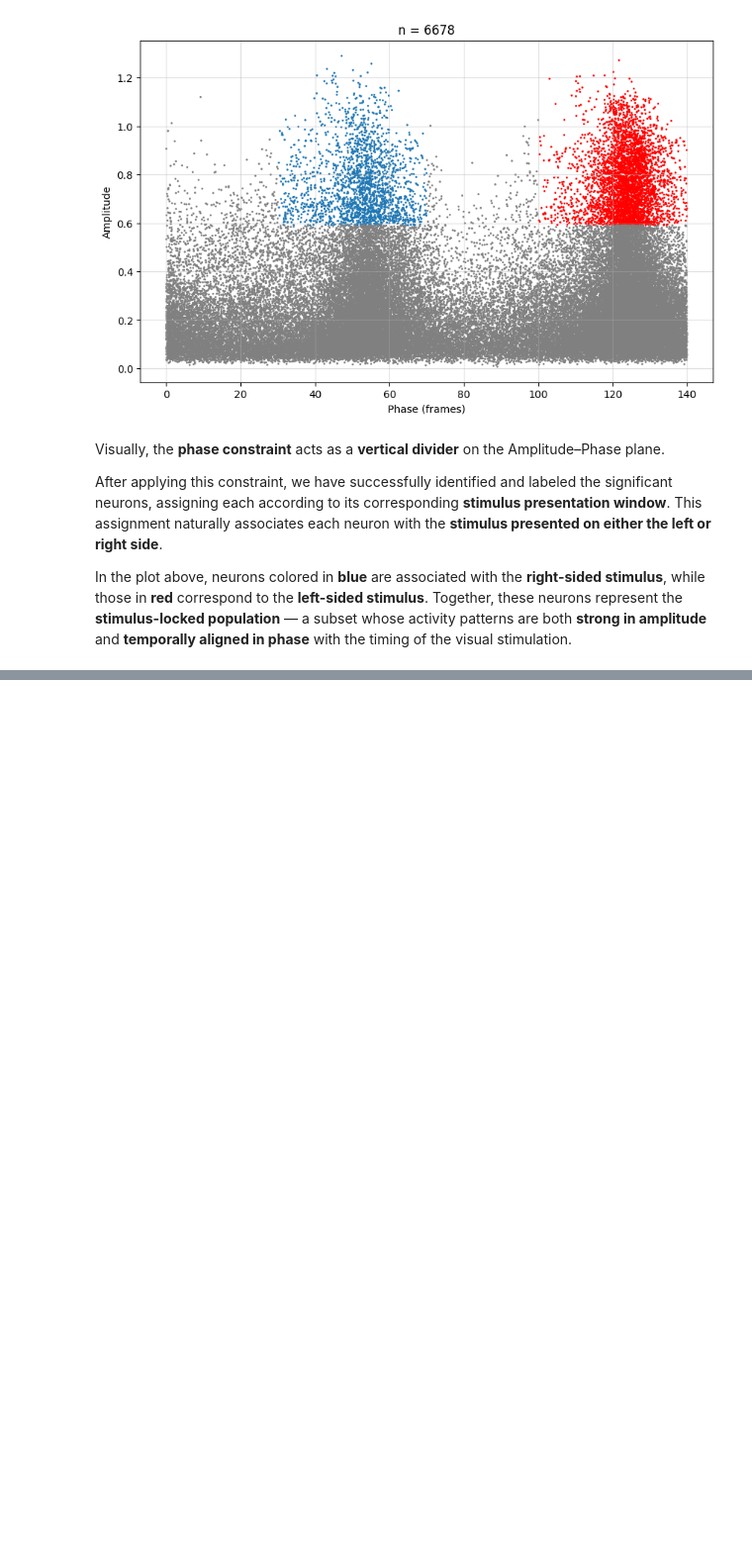
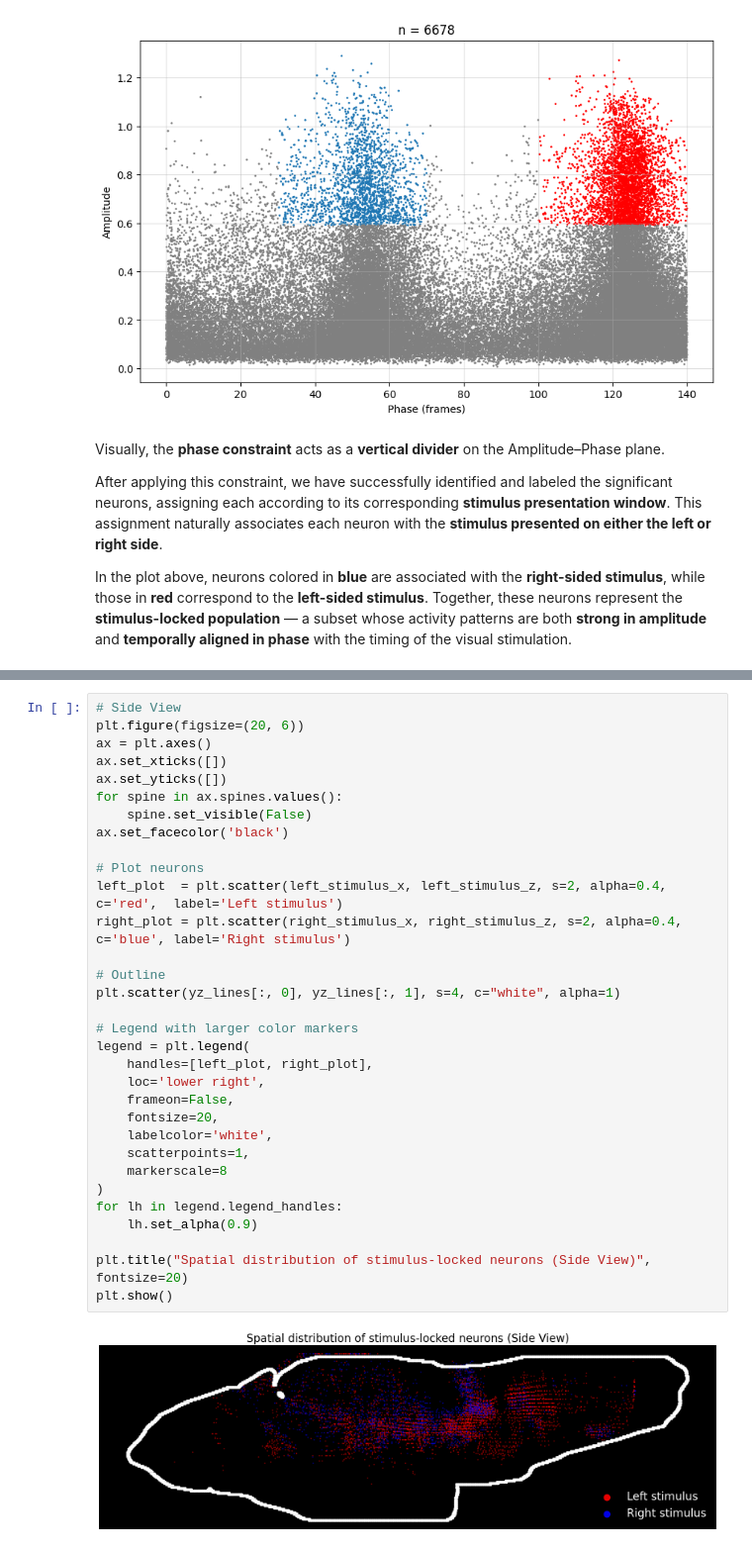
Before and after one commit to JingpinLiu/Fourier, a Jupyter notebook: notebooks/Fourier_Analysis_Demo.ipynb, the cells around one changed output, grey strips where cells are left out. Shown at 99% size. Cells and saved outputs as stored; diff of their text form; blank space fills up the shorter version.

```diff
--- a/notebooks/Fourier_Analysis_Demo.ipynb
+++ b/notebooks/Fourier_Analysis_Demo.ipynb
@@ -552,0 +630,34 @@ In the plot above, neurons colored in **blue** are associated with the **right-s
+# %%
+# Side View
+plt.figure(figsize=(20, 6))
+ax = plt.axes()
+ax.set_xticks([])
+ax.set_yticks([])
+for spine in ax.spines.values():
+    spine.set_visible(False)
+ax.set_facecolor('black')
+
+# Plot neurons
+left_plot  = plt.scatter(left_stimulus_x, left_stimulus_z, s=2, alpha=0.4, c='red',  label='Left stimulus')
+right_plot = plt.scatter(right_stimulus_x, right_stimulus_z, s=2, alpha=0.4, c='blue', label='Right stimulus')
+
+# Outline
+plt.scatter(yz_lines[:, 0], yz_lines[:, 1], s=4, c="white", alpha=1)
+
+# Legend with larger color markers
+legend = plt.legend(
+    handles=[left_plot, right_plot],
+    loc='lower right',
+    frameon=False,
+    fontsize=20,
+    labelcolor='white',
+    scatterpoints=1,
+    markerscale=8
+)
+for lh in legend.legend_handles:
+    lh.set_alpha(0.9)
+
+plt.title("Spatial distribution of stimulus-locked neurons (Side View)", fontsize=20)
+plt.show()
+# %% [output]
+[figure, added]
```
Also changed, not shown: parts of 26 cells of this notebook.
